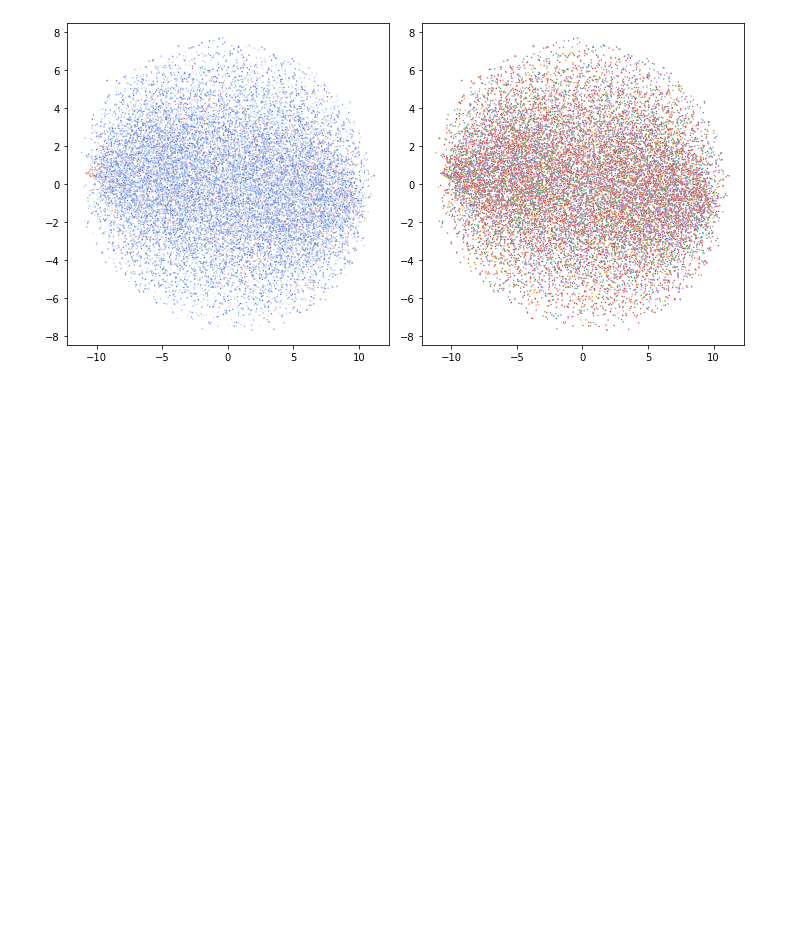
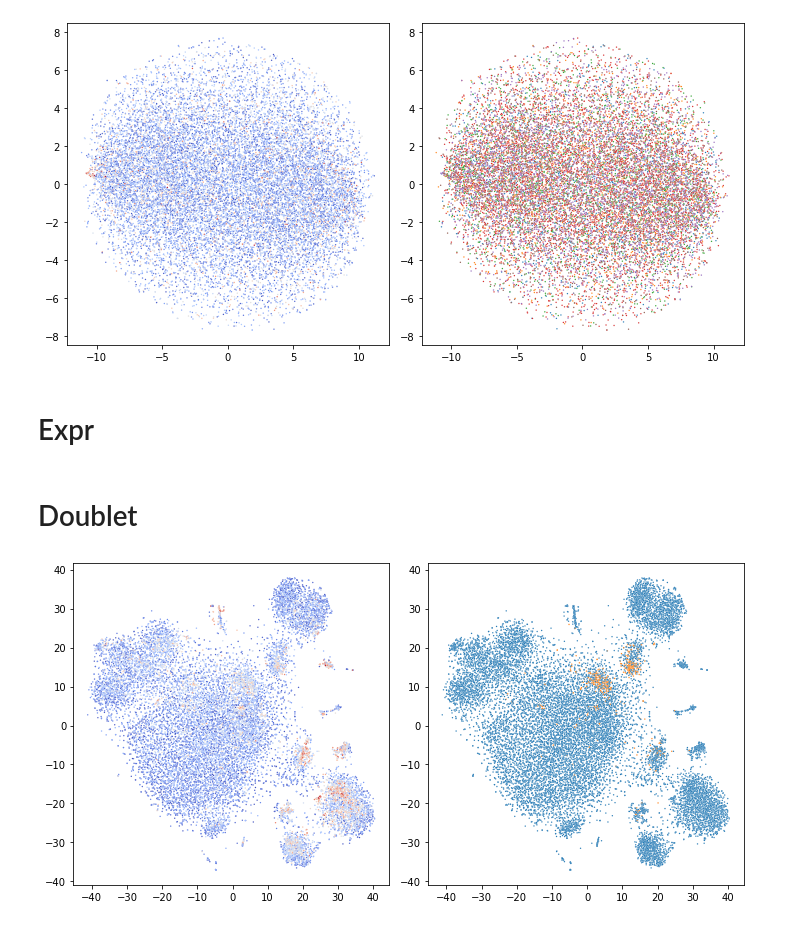
Before and after one commit to hanbin973/RdPCA-paper, a Jupyter notebook: figure3/covid19_py.ipynb, the cells around one changed output. Cells and saved outputs as stored; diff of their text form; code cells hidden in the pictures; blank space fills up the shorter version.

```diff
--- a/figure3/covid19_py.ipynb
+++ b/figure3/covid19_py.ipynb
@@ -116,3 +120,5 @@ sns.scatterplot(x=tsne2[:,0], y=tsne2[:,1],
 plt.tight_layout()
 # %% [output]
 [figure]
+# %% [markdown]
+# Expr
@@ -118,0 +127,18 @@ plt.tight_layout()
+# %% [markdown]
+# Doublet
+# %%
+np.random.seed(0)
+#tsne2 = TSNE(n_jobs=4, perplexity=70).fit(red.detach().cpu().numpy())
+
+fig, ax = plt.subplots(1,2,figsize=(10, 5))
+sns.scatterplot(x=tsne2[:,0], y=tsne2[:,1],
+                hue=np.log(size_factor), legend=False,
+                palette=sns.color_palette("coolwarm", as_cmap=True), s=2,
+               ax=ax[0])
+sns.scatterplot(x=tsne2[:,0], y=tsne2[:,1],
+                hue=pd.read_csv('doublet.csv', index_col=0)['DF.classifications_0.25_0.005_499'], legend=False,
+                s=2,
+               ax=ax[1])
+plt.tight_layout()
+# %% [output]
+[figure, added]
```
Also changed, not shown: parts of 8 cells of this notebook, 10 other files.
